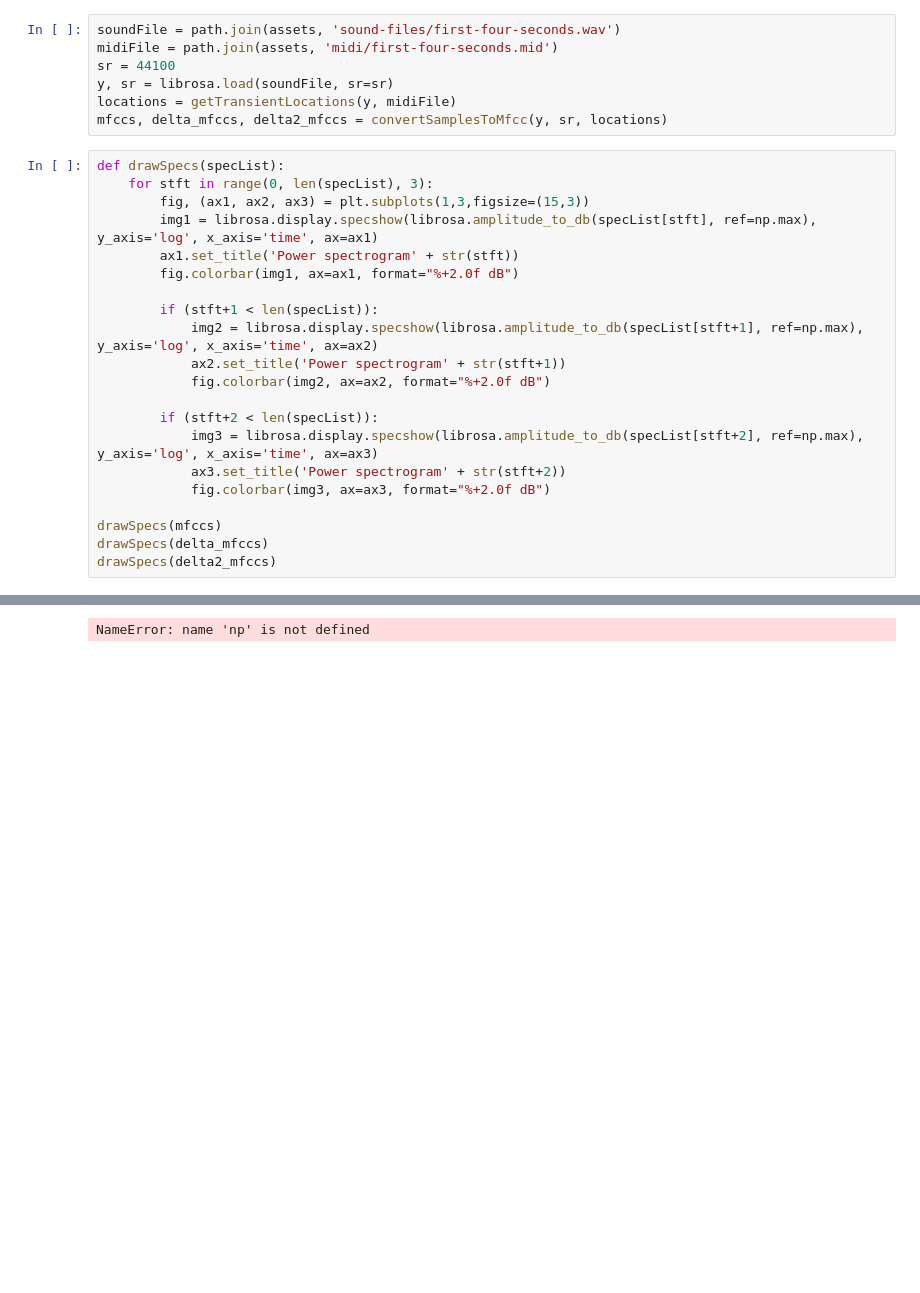
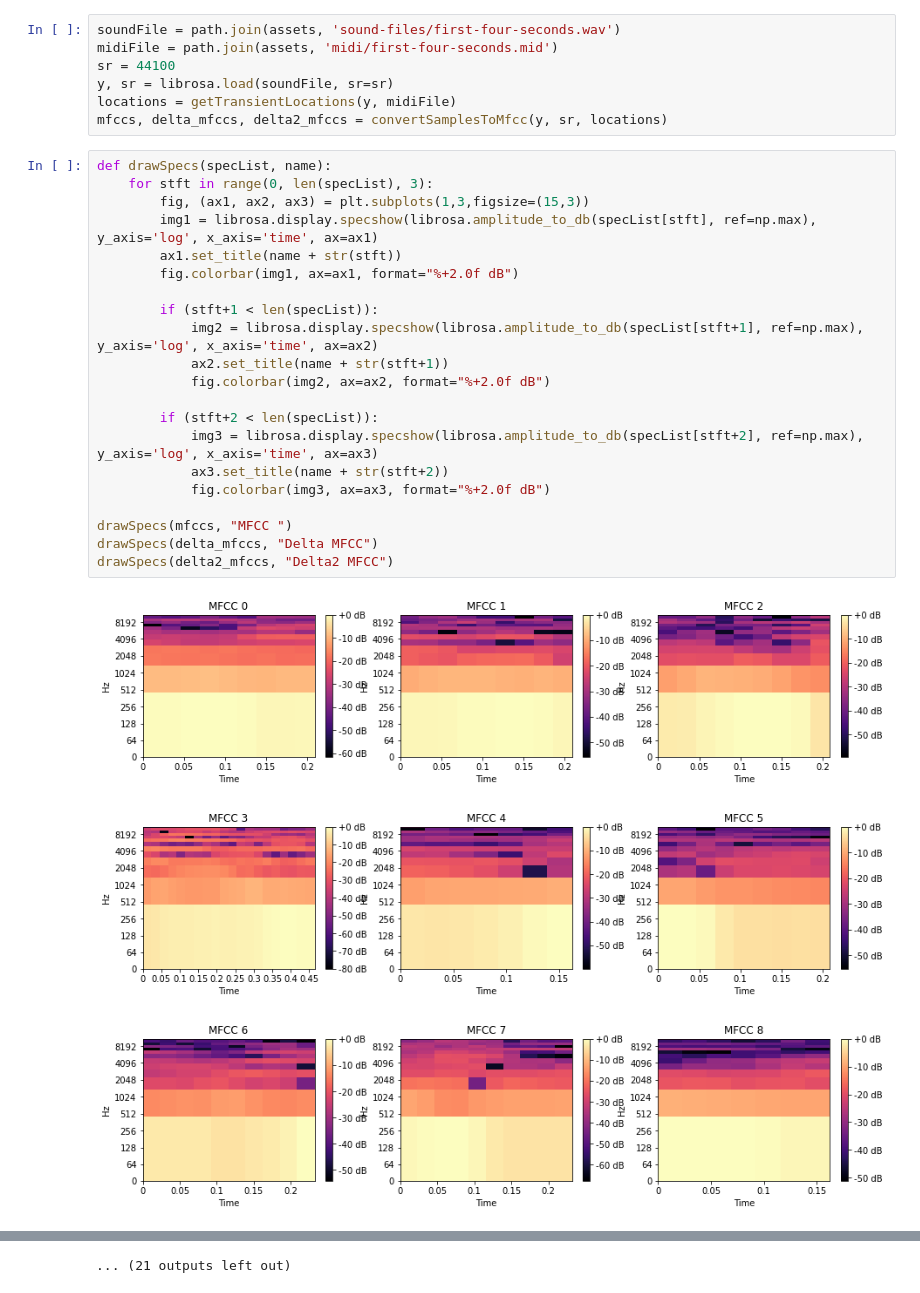
Before and after one commit to samgermain/sort_sounds_by_timbre, a Jupyter notebook: src/main.ipynb, the cells around one changed output, grey strips where cells are left out. Cells and saved outputs as stored; diff of their text form; blank space fills up the shorter version.

```diff
--- a/src/main.ipynb
+++ b/src/main.ipynb
@@ -16,24 +16,27 @@ y, sr = librosa.load(soundFile, sr=sr)
 locations = getTransientLocations(y, midiFile)
 mfccs, delta_mfccs, delta2_mfccs = convertSamplesToMfcc(y, sr, locations)
 # %%
-def drawSpecs(specList):
+def drawSpecs(specList, name):
     for stft in range(0, len(specList), 3):
         fig, (ax1, ax2, ax3) = plt.subplots(1,3,figsize=(15,3))
         img1 = librosa.display.specshow(librosa.amplitude_to_db(specList[stft], ref=np.max), y_axis='log', x_axis='time', ax=ax1)
-        ax1.set_title('Power spectrogram' + str(stft))
+        ax1.set_title(name + str(stft))
         fig.colorbar(img1, ax=ax1, format="%+2.0f dB")
 
         if (stft+1 < len(specList)):
             img2 = librosa.display.specshow(librosa.amplitude_to_db(specList[stft+1], ref=np.max), y_axis='log', x_axis='time', ax=ax2)
-            ax2.set_title('Power spectrogram' + str(stft+1))
+            ax2.set_title(name + str(stft+1))
             fig.colorbar(img2, ax=ax2, format="%+2.0f dB")
 
         if (stft+2 < len(specList)):
             img3 = librosa.display.specshow(librosa.amplitude_to_db(specList[stft+2], ref=np.max), y_axis='log', x_axis='time', ax=ax3)
-            ax3.set_title('Power spectrogram' + str(stft+2))
+            ax3.set_title(name + str(stft+2))
             fig.colorbar(img3, ax=ax3, format="%+2.0f dB")
 
-drawSpecs(mfccs)
-drawSpecs(delta_mfccs)
-drawSpecs(delta2_mfccs)
+drawSpecs(mfccs, "MFCC ")
+drawSpecs(delta_mfccs, "Delta MFCC")
+drawSpecs(delta2_mfccs, "Delta2 MFCC")
 # %% [output]
+[figure, added]
+[figure, added]
+[figure, added]
@@ -40 +52 @@ drawSpecs(delta2_mfccs)
-NameError: name 'np' is not defined
+... (21 outputs left out)
```
Also changed, not shown: parts of 2 cells of this notebook.
